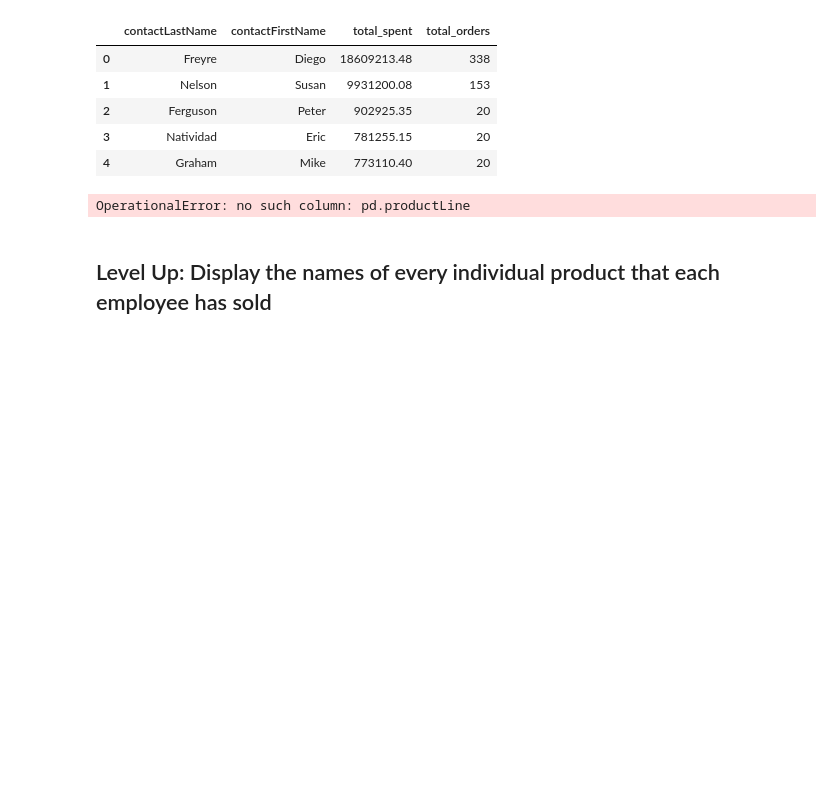
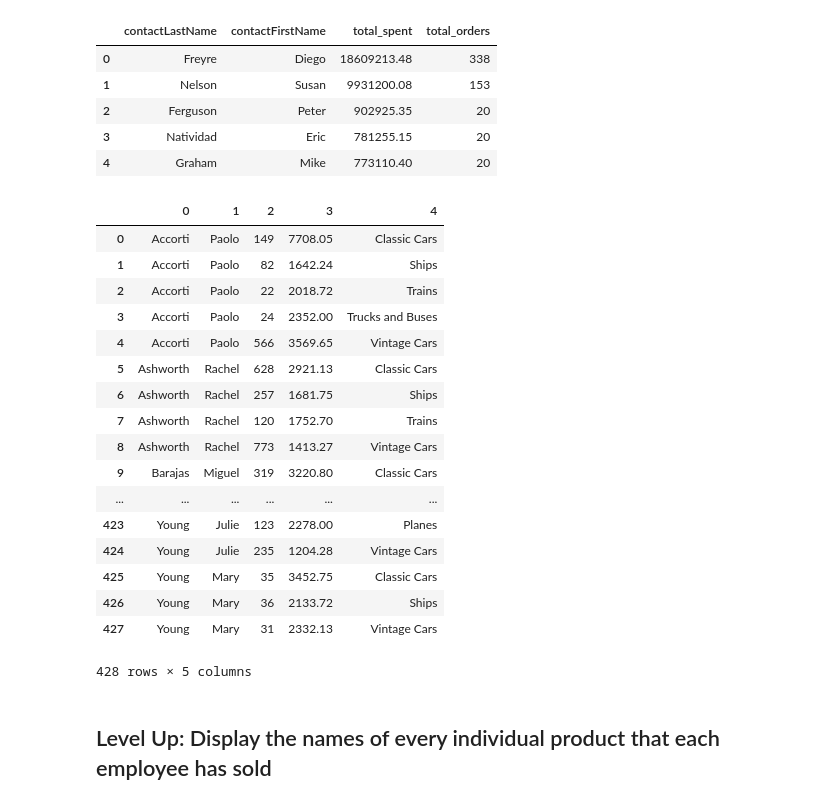
Before and after one commit to kathrinv/dsc-join-statements-lab-nyc-ds-082619, a Jupyter notebook: index.ipynb, the cells around one changed output. Cells and saved outputs as stored; diff of their text form; code cells hidden in the pictures; blank space fills up the shorter version.

```diff
--- a/index.ipynb
+++ b/index.ipynb
@@ -90,31 +90,48 @@ df
 # %%
 # Your code here
 import pandas as pd
 query = """
         SELECT  c.contactLastName,
                 c.contactFirstName,
                 SUM(od.quantityOrdered) AS num_ordered,
                 (od.quantityOrdered * od.priceEach) AS total_amount_ordered,
                 pl.productLine
         FROM customers c
         JOIN orders o
         USING(customerNumber)
         JOIN orderdetails od
         USING(orderNumber)
         JOIN products p
         USING(productCode)
         JOIN productlines pl
         USING(productLine)
-        GROUP BY c.contactLastName, c.contactFirstName, p.productLine
+        GROUP BY c.contactLastName, c.contactFirstName, pl.productLine
 
 
         """
 
 df = pd.DataFrame(c.execute(query).fetchall())
 # df.columns = [x[0] for x in c.description]
 df
 # %% [output]
+|  | 0 | 1 | 2 | 3 | 4 |
+| 0 | Accorti | Paolo | 149 | 7708.05 | Classic Cars |
+| 1 | Accorti | Paolo | 82 | 1642.24 | Ships |
+| 2 | Accorti | Paolo | 22 | 2018.72 | Trains |
+| 3 | Accorti | Paolo | 24 | 2352.00 | Trucks and Buses |
+| 4 | Accorti | Paolo | 566 | 3569.65 | Vintage Cars |
+| 5 | Ashworth | Rachel | 628 | 2921.13 | Classic Cars |
+| 6 | Ashworth | Rachel | 257 | 1681.75 | Ships |
+| 7 | Ashworth | Rachel | 120 | 1752.70 | Trains |
+| 8 | Ashworth | Rachel | 773 | 1413.27 | Vintage Cars |
+| 9 | Barajas | Miguel | 319 | 3220.80 | Classic Cars |
+| ... | ... | ... | ... | ... | ... |
+| 423 | Young | Julie | 123 | 2278.00 | Planes |
+| 424 | Young | Julie | 235 | 1204.28 | Vintage Cars |
+| 425 | Young | Mary | 35 | 3452.75 | Classic Cars |
+| 426 | Young | Mary | 36 | 2133.72 | Ships |
+| 427 | Young | Mary | 31 | 2332.13 | Vintage Cars |
-OperationalError: no such column: pd.productLine
+428 rows × 5 columns
 # %%
 # Your code here
 # %%
```
